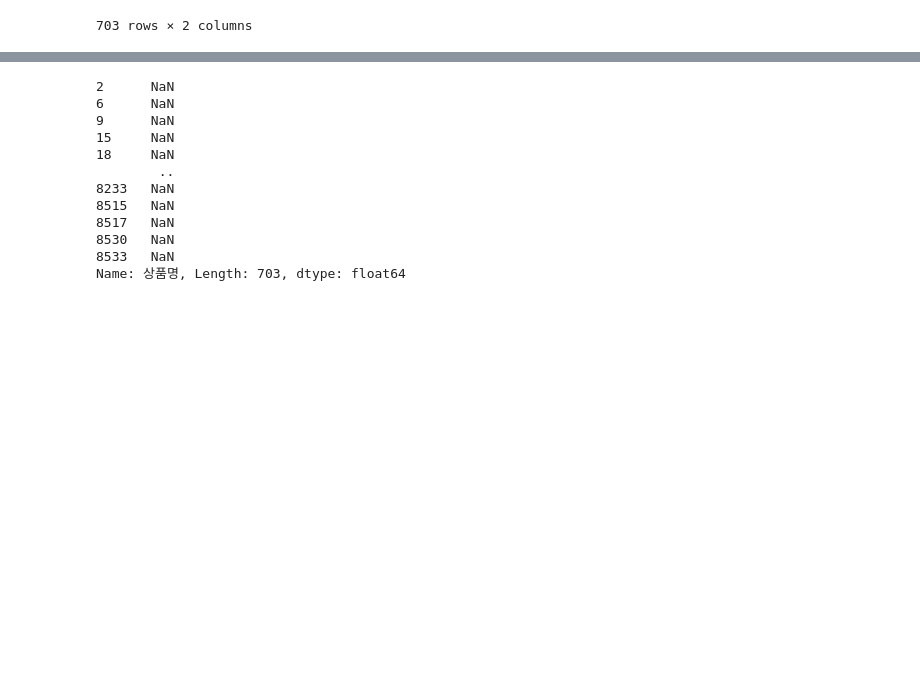
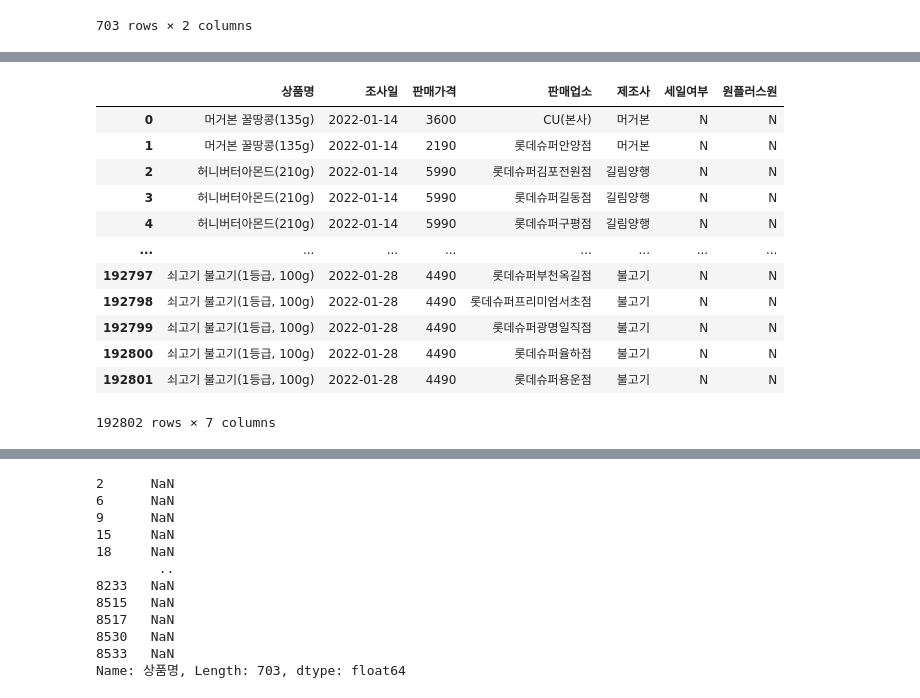
Before and after one commit to cldud400/fintech_1st_project, a Jupyter notebook: B조 1차 프로젝트 크롤링 수정.ipynb, the cells around one changed output, grey strips where cells are left out. Cells and saved outputs as stored; diff of their text form; code cells hidden in the pictures; blank space fills up the shorter version.

```diff
--- a/B조 1차 프로젝트 크롤링 수정.ipynb
+++ b/B조 1차 프로젝트 크롤링 수정.ipynb
@@ -283,0 +461,17 @@ Name: 상품명, Length: 703, dtype: object
+# %%
+df = pd.read_csv('한국소비자원 생필품 및 서비스 가격 정보_20220128.csv',encoding='ansi')
+df
+# %% [output]
+|  | 상품명 | 조사일 | 판매가격 | 판매업소 | 제조사 | 세일여부 | 원플러스원 |
+| 0 | 머거본 꿀땅콩(135g) | 2022-01-14 | 3600 | CU(본사) | 머거본 | N | N |
+| 1 | 머거본 꿀땅콩(135g) | 2022-01-14 | 2190 | 롯데슈퍼안양점 | 머거본 | N | N |
+| 2 | 허니버터아몬드(210g) | 2022-01-14 | 5990 | 롯데슈퍼김포전원점 | 길림양행 | N | N |
+| 3 | 허니버터아몬드(210g) | 2022-01-14 | 5990 | 롯데슈퍼길동점 | 길림양행 | N | N |
+| 4 | 허니버터아몬드(210g) | 2022-01-14 | 5990 | 롯데슈퍼구평점 | 길림양행 | N | N |
+| ... | ... | ... | ... | ... | ... | ... | ... |
+| 192797 | 쇠고기 불고기(1등급, 100g) | 2022-01-28 | 4490 | 롯데슈퍼부천옥길점 | 불고기 | N | N |
+| 192798 | 쇠고기 불고기(1등급, 100g) | 2022-01-28 | 4490 | 롯데슈퍼프리미엄서초점 | 불고기 | N | N |
+| 192799 | 쇠고기 불고기(1등급, 100g) | 2022-01-28 | 4490 | 롯데슈퍼광명일직점 | 불고기 | N | N |
+| 192800 | 쇠고기 불고기(1등급, 100g) | 2022-01-28 | 4490 | 롯데슈퍼율하점 | 불고기 | N | N |
+| 192801 | 쇠고기 불고기(1등급, 100g) | 2022-01-28 | 4490 | 롯데슈퍼용운점 | 불고기 | N | N |
+192802 rows × 7 columns
```
Also changed, not shown: parts of 40 cells of this notebook, 1 other file.
